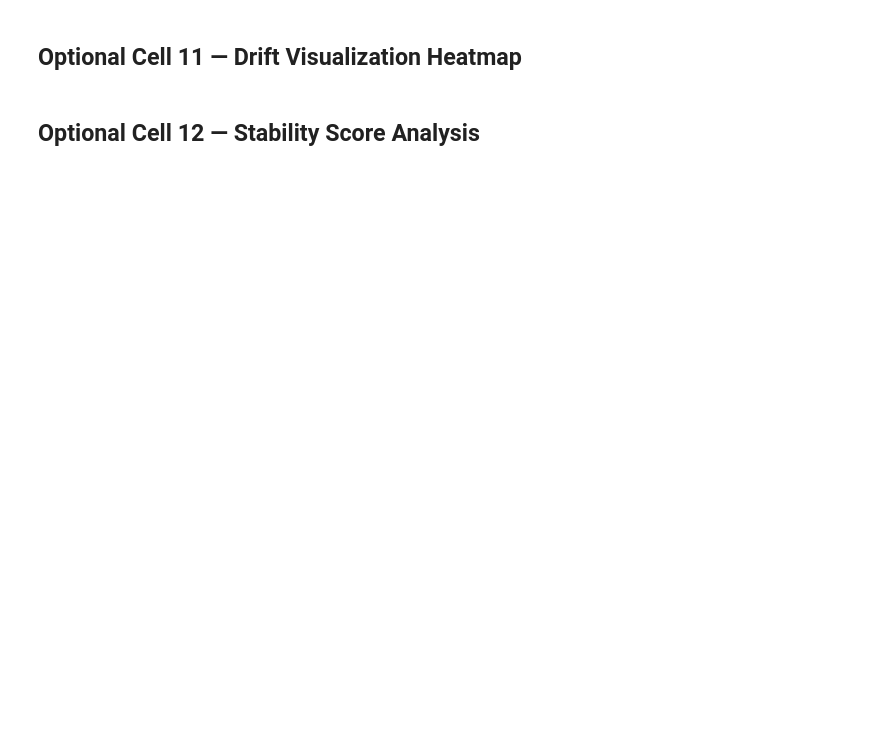
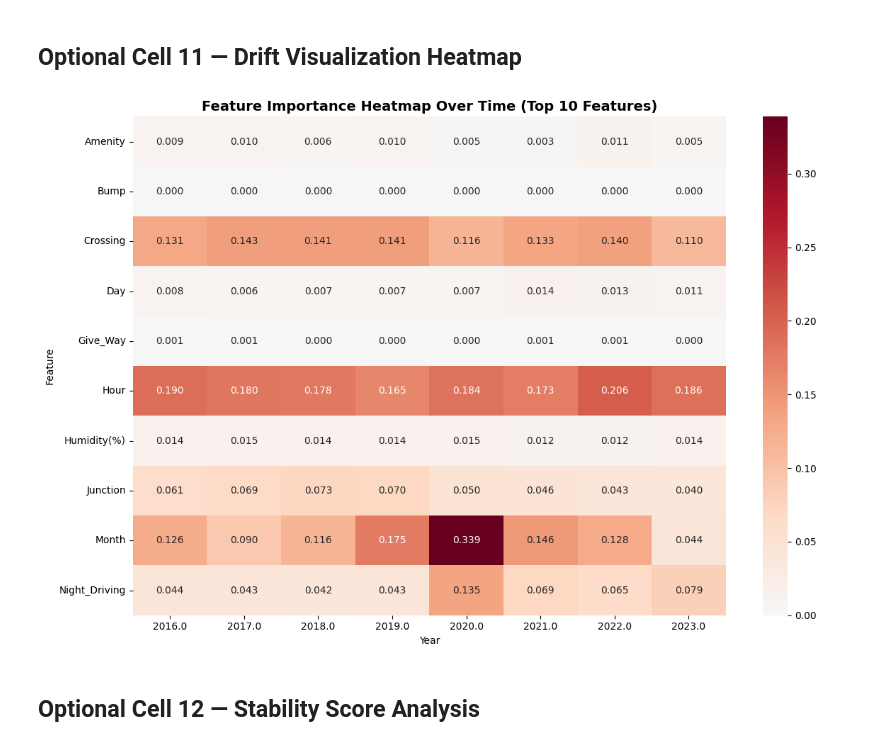
Before and after one commit to nnfuad/AccidentXAI, a Jupyter notebook: notebooks/07_temporal_shap_analysis.ipynb, the cells around one changed output. Cells and saved outputs as stored; diff of their text form; code cells hidden in the pictures; blank space fills up the shorter version.

Commit message:
moded temporal_shap and notebook for temporal analysis

```diff
--- a/notebooks/07_temporal_shap_analysis.ipynb
+++ b/notebooks/07_temporal_shap_analysis.ipynb
@@ -120,8 +120,10 @@ yearly_shap_df = compute_yearly_shap_importance(
     model=xgb_model,
     df=df,
     feature_columns=feature_columns,
+    encoders=encoders,
     sample_size=300
 )
+
 yearly_shap_df.head()
 # %% [output]
 Computing yearly SHAP importance...
@@ -186,23 +237,40 @@ top_features
 # %%
 import matplotlib.pyplot as plt
 import seaborn as sns
 
 # Pivot table for heatmap
 pivot_df = yearly_shap_df.pivot(
-    index='feature',
-    columns='year',
-    values='mean_shap'
+    index='Feature',
+    columns='Year',
+    values='Importance'
 )
 
 # Plot heatmap
 plt.figure(figsize=(12, 8))
-sns.heatmap(pivot_df.head(10), annot=True, fmt='.3f', cmap='RdBu_r', center=0)
-plt.title('Feature Importance Heatmap Over Time (Top 10 Features)',
-          fontsize=14, fontweight='bold')
+
+sns.heatmap(
+    pivot_df.head(10),
+    annot=True,
+    fmt='.3f',
+    cmap='RdBu_r',
+    center=0
+)
+
+plt.title(
+    'Feature Importance Heatmap Over Time (Top 10 Features)',
+    fontsize=14,
+    fontweight='bold'
+)
+
 plt.xlabel('Year')
+
 plt.ylabel('Feature')
+
 plt.tight_layout()
+
 plt.show()
+# %% [output]
+[figure, added]
 # %% [markdown]
 ## Optional Cell 12 — Stability Score Analysis
 # %%
```
Also changed, not shown: parts of 5 cells of this notebook, 1 other file.
